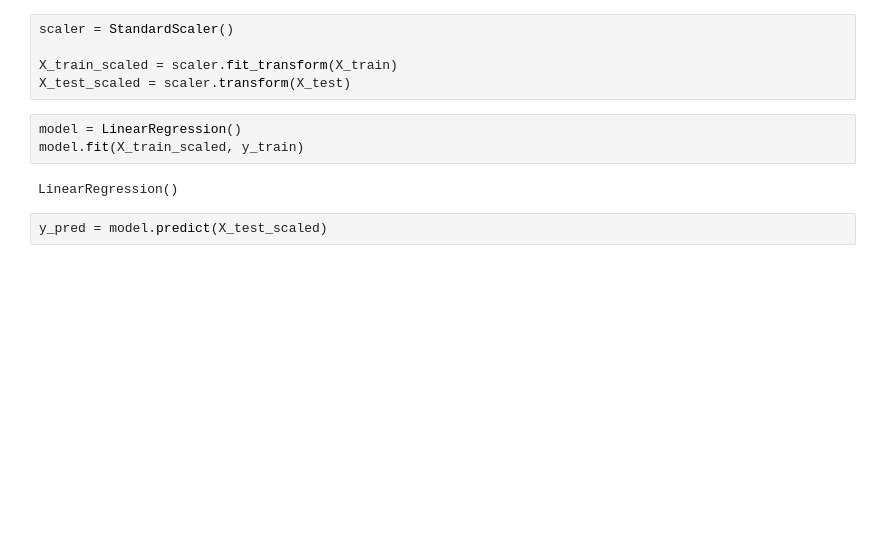
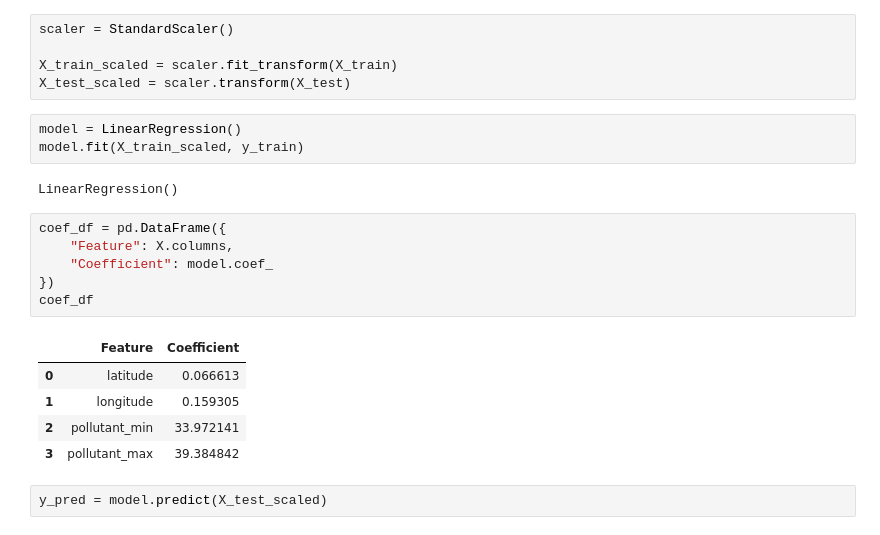
Before and after one commit to Rasika3414/Future-Minds, a Jupyter notebook: Untitled5 (1).ipynb, the cells around one changed output. Drawn from its saved outputs; the diff is of its cells as text; blank space fills up the shorter version.

Commit message:
Updated README, notebook, model and dataset

```diff
--- a/Untitled5 (1).ipynb
+++ b/Untitled5 (1).ipynb
@@ -90,5 +90,17 @@ model = LinearRegression()
 model.fit(X_train_scaled, y_train)
 # %% [output]
 LinearRegression()
+# %%
+coef_df = pd.DataFrame({
+    "Feature": X.columns,
+    "Coefficient": model.coef_
+})
+coef_df
+# %% [output]
+|  | Feature | Coefficient |
+| 0 | latitude | 0.066613 |
+| 1 | longitude | 0.159305 |
+| 2 | pollutant_min | 33.972141 |
+| 3 | pollutant_max | 39.384842 |
 # %%
 y_pred = model.predict(X_test_scaled)
```
Also changed, not shown: parts of 4 cells of this notebook, 3 other files.
